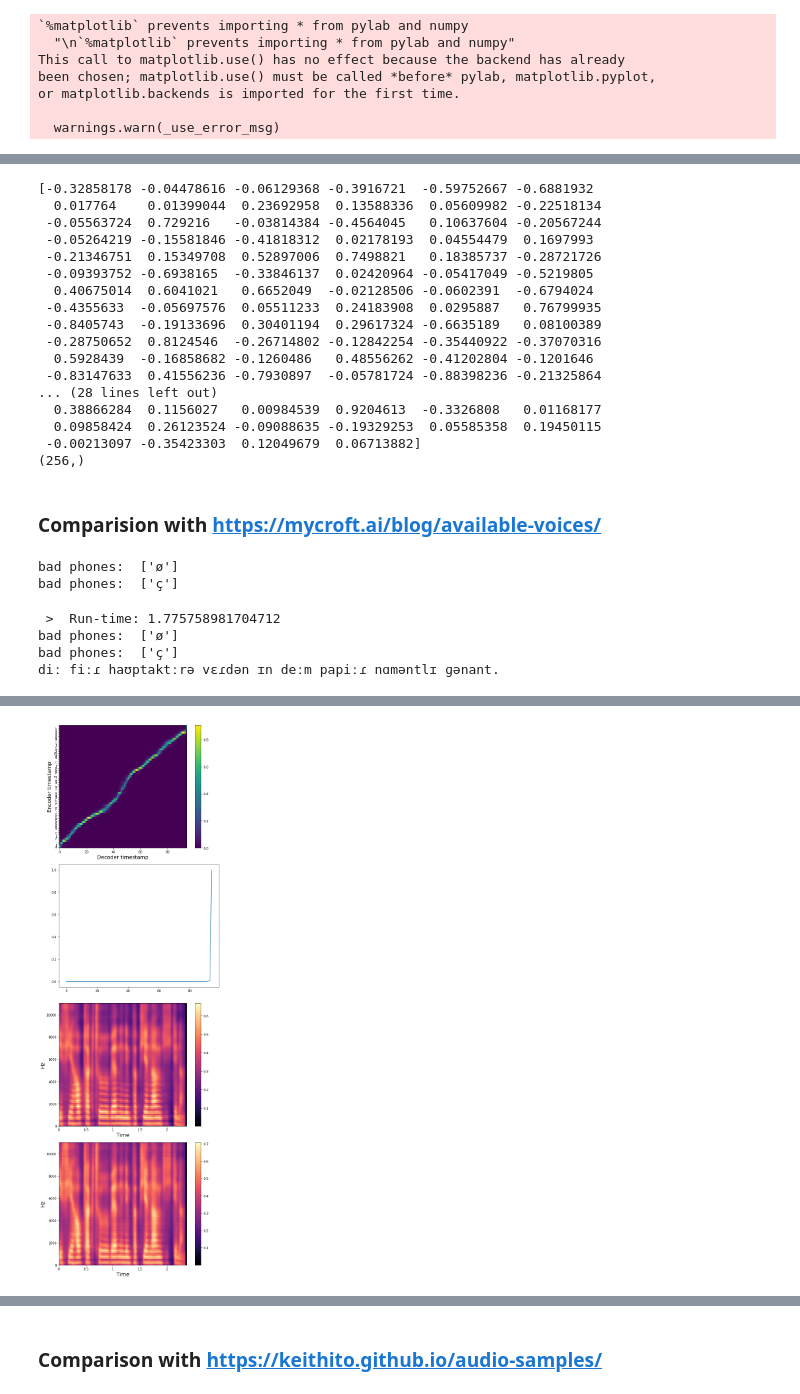
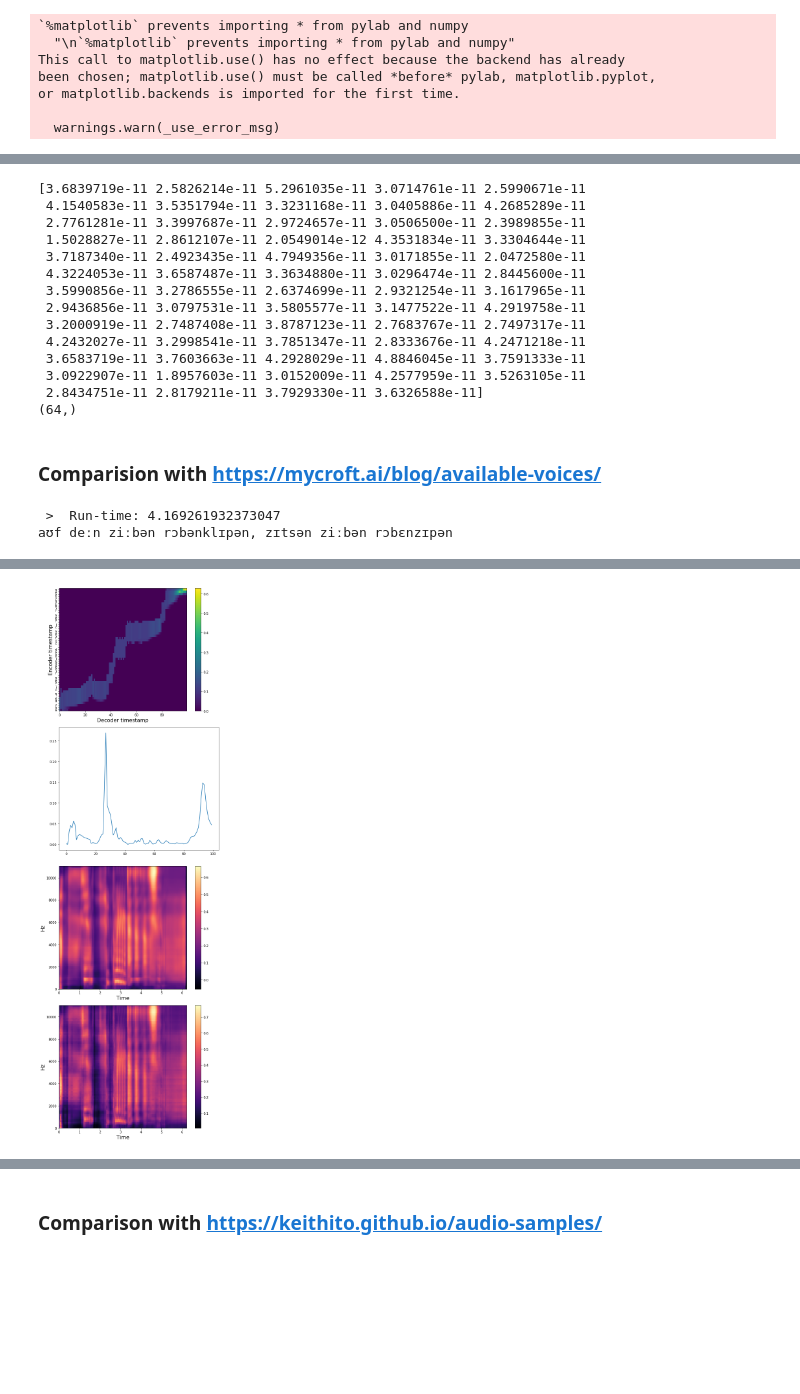
Before and after one commit to twerkmeister/oldtts, a Jupyter notebook: notebooks/GST Playground.ipynb, the cells around one changed output, grey strips where cells are left out. Drawn from its saved outputs; the diff is of its cells as text; code cells hidden in the pictures; blank space fills up the shorter version.

Commit message:
fixes for multi dataset + tokens

```diff
--- a/notebooks/GST Playground.ipynb
+++ b/notebooks/GST Playground.ipynb
@@ -76,8 +76,8 @@ def tts(model, text, CONFIG, use_cuda, ap, token_scores, use_gl, figures=True):
     return alignment, mel_postnet_spec, stop_tokens, waveform
 # %%
 # Set constants
-ROOT_PATH = '/Users/thomas/workspace/playground/gst/kongzi2'
-MODEL_PATH = ROOT_PATH + '/checkpoint_237000.pth.tar'
+ROOT_PATH = '/Users/thomas/workspace/playground/gst/laozi3'
+MODEL_PATH = ROOT_PATH + '/checkpoint_400000.pth.tar'
 CONFIG_PATH = ROOT_PATH + '/config.json'
 OUT_FOLDER = ROOT_PATH + '/out'
 CONFIG = load_config(CONFIG_PATH)
@@ -196,30 +196,27 @@ if use_gl == False:
         wavernn.cuda()
     wavernn.eval();
 # %%
-f = "/Users/thomas/workspace/data/cv-de/clips/7505fa7f160b16629fe532b2d05942b477278313fde2b0441fc142f623dbb3139c596e1aaeefb894775b0a9354f7161171fa57c7239c371c824068e7f0f64e0b.wav"
+f = "/Users/thomas/workspace/data/cv-de/clips/b374399f99178ebf71063b920994abef78a2799ec9ad8a757cc2356d1f6f72d8f5e1675b9bbdb10fbc1141354016e0626f7ad8111750914410b2e215b2353396.wav"
 # %%
 score = get_token_scores(model, f, ap, use_cuda).squeeze().detach().numpy()
 # %%
 print(score)
 print(score.shape)
 # %% [output]
-[-0.32858178 -0.04478616 -0.06129368 -0.3916721  -0.59752667 -0.6881932
-  0.017764    0.01399044  0.23692958  0.13588336  0.05609982 -0.22518134
- -0.05563724  0.729216   -0.03814384 -0.4564045   0.10637604 -0.20567244
- -0.05264219 -0.15581846 -0.41818312  0.02178193  0.04554479  0.1697993
- -0.21346751  0.15349708  0.52897006  0.7498821   0.18385737 -0.28721726
- -0.09393752 -0.6938165  -0.33846137  0.02420964 -0.05417049 -0.5219805
-  0.40675014  0.6041021   0.6652049  -0.02128506 -0.0602391  -0.6794024
- -0.4355633  -0.05697576  0.05511233  0.24183908  0.0295887   0.76799935
- -0.8405743  -0.19133696  0.30401194  0.29617324 -0.6635189   0.08100389
- -0.28750652  0.8124546  -0.26714802 -0.12842254 -0.35440922 -0.37070316
-  0.5928439  -0.16858682 -0.1260486   0.48556262 -0.41202804 -0.1201646
- -0.83147633  0.41556236 -0.7930897  -0.05781724 -0.88398236 -0.21325864
-... (28 lines left out)
-  0.38866284  0.1156027   0.00984539  0.9204613  -0.3326808   0.01168177
-  0.09858424  0.26123524 -0.09088635 -0.19329253  0.05585358  0.19450115
- -0.00213097 -0.35423303  0.12049679  0.06713882]
-(256,)
+[3.6839719e-11 2.5826214e-11 5.2961035e-11 3.0714761e-11 2.5990671e-11
+ 4.1540583e-11 3.5351794e-11 3.3231168e-11 3.0405886e-11 4.2685289e-11
+ 2.7761281e-11 3.3997687e-11 2.9724657e-11 3.0506500e-11 2.3989855e-11
+ 1.5028827e-11 2.8612107e-11 2.0549014e-12 4.3531834e-11 3.3304644e-11
+ 3.7187340e-11 2.4923435e-11 4.7949356e-11 3.0171855e-11 2.0472580e-11
+ 4.3224053e-11 3.6587487e-11 3.3634880e-11 3.0296474e-11 2.8445600e-11
+ 3.5990856e-11 3.2786555e-11 2.6374699e-11 2.9321254e-11 3.1617965e-11
+ 2.9436856e-11 3.0797531e-11 3.5805577e-11 3.1477522e-11 4.2919758e-11
+ 3.2000919e-11 2.7487408e-11 3.8787123e-11 2.7683767e-11 2.7497317e-11
+ 4.2432027e-11 3.2998541e-11 3.7851347e-11 2.8333676e-11 4.2471218e-11
+ 3.6583719e-11 3.7603663e-11 4.2928029e-11 4.8846045e-11 3.7591333e-11
+ 3.0922907e-11 1.8957603e-11 3.0152009e-11 4.2577959e-11 3.5263105e-11
+ 2.8434751e-11 2.8179211e-11 3.7929330e-11 3.6326588e-11]
+(64,)
 # %% [markdown]
 ### Comparision with https://mycroft.ai/blog/available-voices/
 # %%
@@ -230,15 +225,13 @@ sentence = "Die vier Hauptakteure werden in dem Papier namentlich genannt."
+# %%
+sentence = "Auf den sieben Robbenklippen, sitzen sieben Robbensippen"
 # %%
-token_scores = np.zeros(256)
+token_scores = np.random.normal(0, 0.01, score.shape)
 align, spec, stop_tokens, wav = tts(model, sentence, CONFIG, use_cuda, ap, token_scores, use_gl=use_gl, figures=True)
 # %% [output]
-bad phones:  ['ø']
-bad phones:  ['ç']
+ >  Run-time: 4.169261932373047
+aʊf deːn ziːbən rɔbənklɪpən, zɪtsən ziːbən rɔbɛnzɪpən
- >  Run-time: 1.775758981704712
-bad phones:  ['ø']
-bad phones:  ['ç']
-diː fiːɾ haʊptaktːrə vɛɾdən ɪn deːm papiːɾ nɑməntlɪ ɡənant.
 [interactive output not drawn]
-[figure, old version]
+[figure, new version]
 # %%
 token_scores = score
 align, spec, stop_tokens, wav = tts(model, sentence, CONFIG, use_cuda, ap, token_scores, use_gl=use_gl, figures=True)
```
Also changed, not shown: parts of 6 cells of this notebook, 8 other files.
